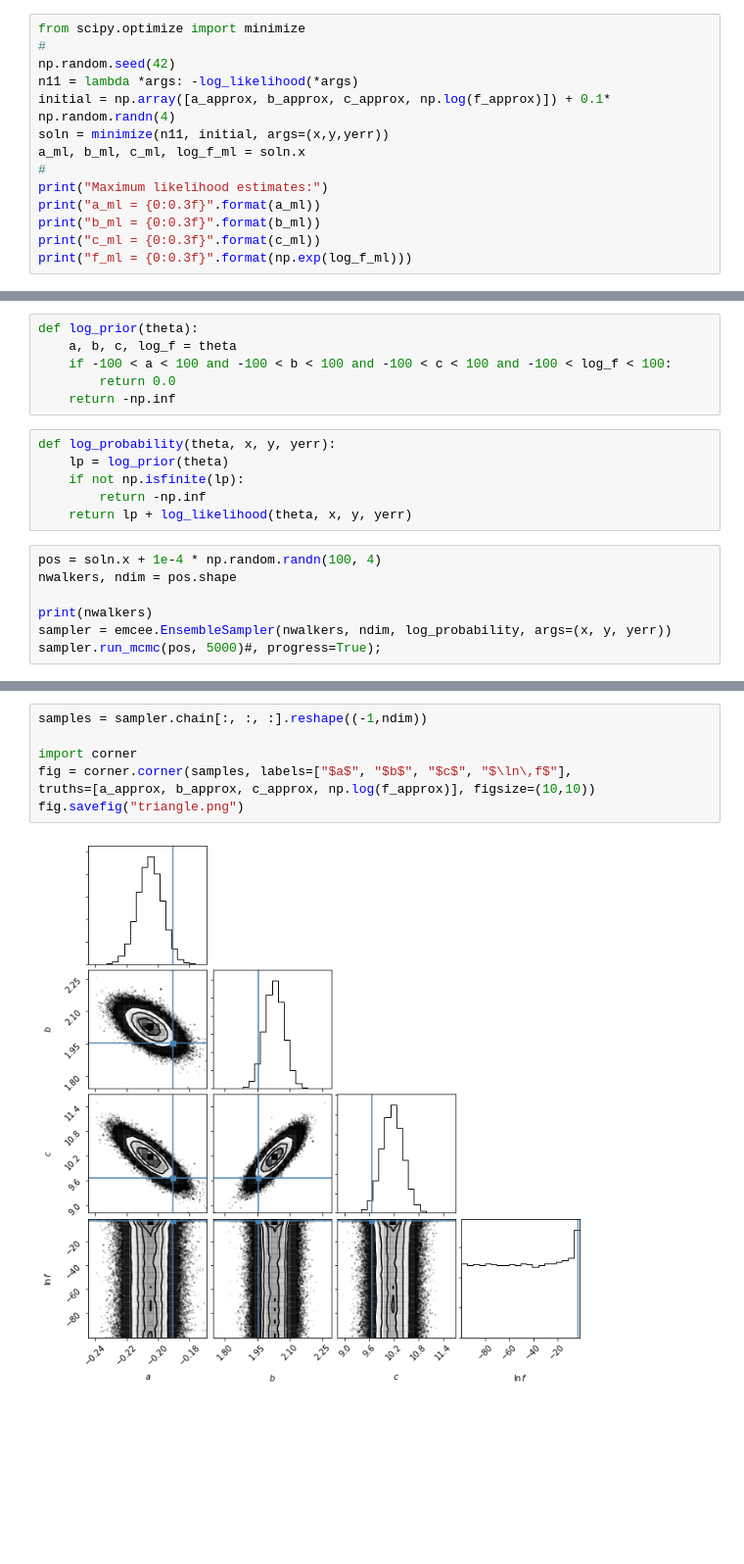
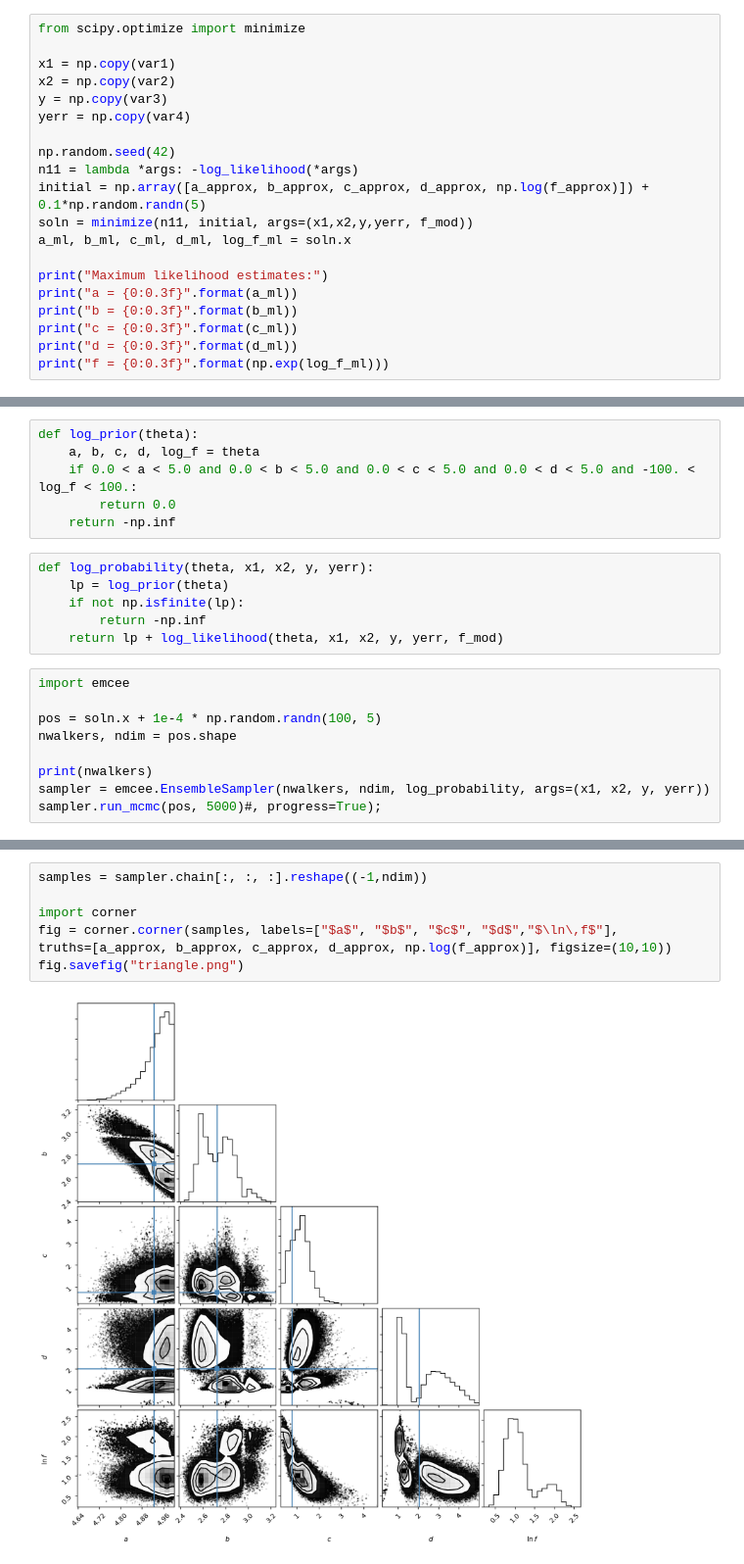
Before and after one commit to space-isa/emcee, a Jupyter notebook: emcee_fake_data_practice-Copy1.ipynb, the cells around one changed output, grey strips where cells are left out. Shown at 98% size. Cells and saved outputs as stored; diff of their text form; blank space fills up the shorter version.

```diff
--- a/emcee_fake_data_practice-Copy1.ipynb
+++ b/emcee_fake_data_practice-Copy1.ipynb
@@ -62,15 +129,21 @@ def log_likelihood(theta, x,y,yerr):
 # %%
 from scipy.optimize import minimize
-#
+
+x1 = np.copy(var1)
+x2 = np.copy(var2)
+y = np.copy(var3)
+yerr = np.copy(var4)
+
 np.random.seed(42)
 n11 = lambda *args: -log_likelihood(*args)
-initial = np.array([a_approx, b_approx, c_approx, np.log(f_approx)]) + 0.1* np.random.randn(4)
-soln = minimize(n11, initial, args=(x,y,yerr))
-a_ml, b_ml, c_ml, log_f_ml = soln.x
-#
+initial = np.array([a_approx, b_approx, c_approx, d_approx, np.log(f_approx)]) + 0.1*np.random.randn(5)
+soln = minimize(n11, initial, args=(x1,x2,y,yerr, f_mod))
+a_ml, b_ml, c_ml, d_ml, log_f_ml = soln.x
+
 print("Maximum likelihood estimates:")
-print("a_ml = {0:0.3f}".format(a_ml))
-print("b_ml = {0:0.3f}".format(b_ml))
-print("c_ml = {0:0.3f}".format(c_ml))
-print("f_ml = {0:0.3f}".format(np.exp(log_f_ml)))
+print("a = {0:0.3f}".format(a_ml))
+print("b = {0:0.3f}".format(b_ml))
+print("c = {0:0.3f}".format(c_ml))
+print("d = {0:0.3f}".format(d_ml))
+print("f = {0:0.3f}".format(np.exp(log_f_ml)))
 # %% [output]
@@ -96,21 +155,23 @@ plt.show()
 # %%
 def log_prior(theta):
-    a, b, c, log_f = theta
-    if -100 < a < 100 and -100 < b < 100 and -100 < c < 100 and -100 < log_f < 100:
+    a, b, c, d, log_f = theta
+    if 0.0 < a < 5.0 and 0.0 < b < 5.0 and 0.0 < c < 5.0 and 0.0 < d < 5.0 and -100. < log_f < 100.:
         return 0.0
     return -np.inf
 # %%
-def log_probability(theta, x, y, yerr):
+def log_probability(theta, x1, x2, y, yerr):
     lp = log_prior(theta)
     if not np.isfinite(lp):
         return -np.inf
-    return lp + log_likelihood(theta, x, y, yerr)
+    return lp + log_likelihood(theta, x1, x2, y, yerr, f_mod)
 # %%
-pos = soln.x + 1e-4 * np.random.randn(100, 4)
+import emcee
+
+pos = soln.x + 1e-4 * np.random.randn(100, 5)
 nwalkers, ndim = pos.shape
 
 print(nwalkers)
-sampler = emcee.EnsembleSampler(nwalkers, ndim, log_probability, args=(x, y, yerr))
+sampler = emcee.EnsembleSampler(nwalkers, ndim, log_probability, args=(x1, x2, y, yerr))
 sampler.run_mcmc(pos, 5000)#, progress=True);
 # %% [output]
 100
@@ -134,10 +195,10 @@ sampler.run_mcmc(pos, 5000)#, progress=True);
 # %%
 samples = sampler.chain[:, :, :].reshape((-1,ndim))
 
 import corner
-fig = corner.corner(samples, labels=["$a$", "$b$", "$c$", "$\ln\,f$"],
-truths=[a_approx, b_approx, c_approx, np.log(f_approx)], figsize=(10,10))
+fig = corner.corner(samples, labels=["$a$", "$b$", "$c$", "$d$","$\ln\,f$"],
+truths=[a_approx, b_approx, c_approx, d_approx, np.log(f_approx)], figsize=(10,10))
 fig.savefig("triangle.png")
 # %% [output]
-[figure, old version]
+[figure, new version]
 # %%
```
Also changed, not shown: parts of 17 cells of this notebook.
